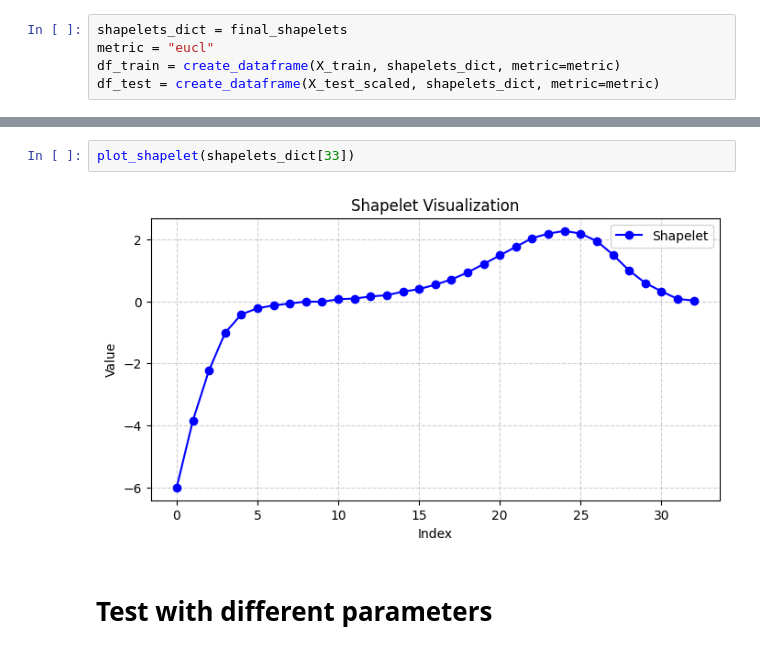
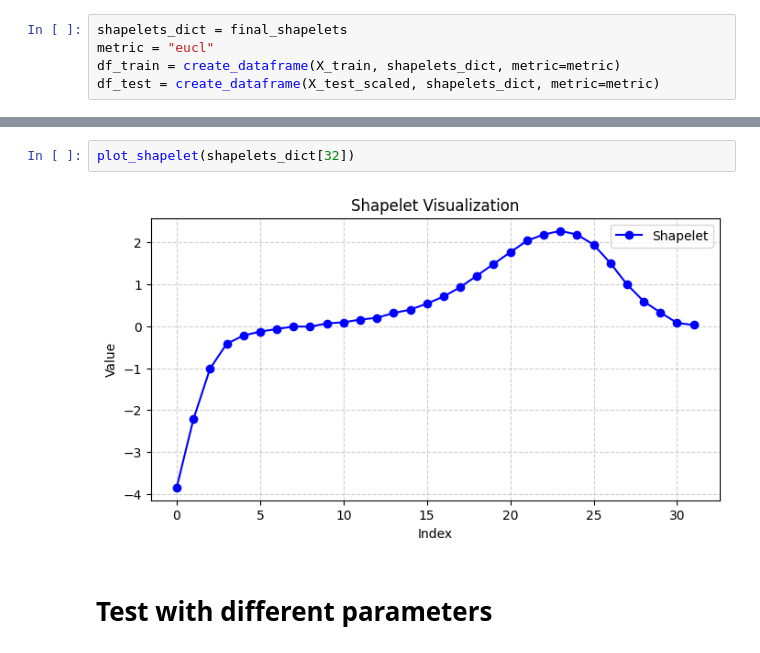
Before and after one commit to CorentinPernot/FASTShapelets_TS, a Jupyter notebook: notebooks/notebook_1.ipynb, the cells around one changed output, grey strips where cells are left out. Drawn from its saved outputs; the diff is of its cells as text.

```diff
--- a/notebooks/notebook_1.ipynb
+++ b/notebooks/notebook_1.ipynb
@@ -194,7 +194,7 @@ plot_decision_tree(model, df_train.columns.drop("Signal_nb"))
 # %%
-plot_shapelet(shapelets_dict[33])
+plot_shapelet(shapelets_dict[32])
 # %% [output]
-[figure, old version]
+[figure, new version]
 # %% [markdown]
 # Test with different parameters
 # %%
```
Also changed, not shown: parts of 12 cells of this notebook, 1 other file.
